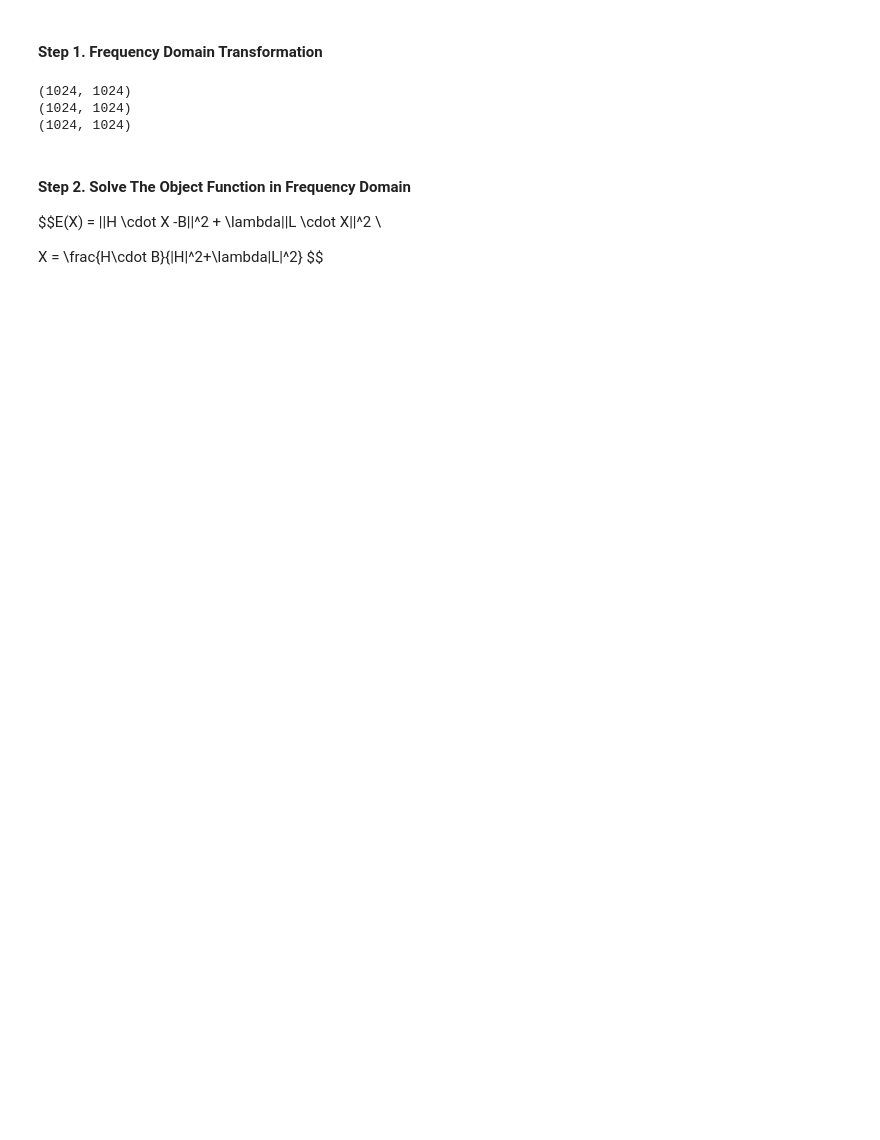
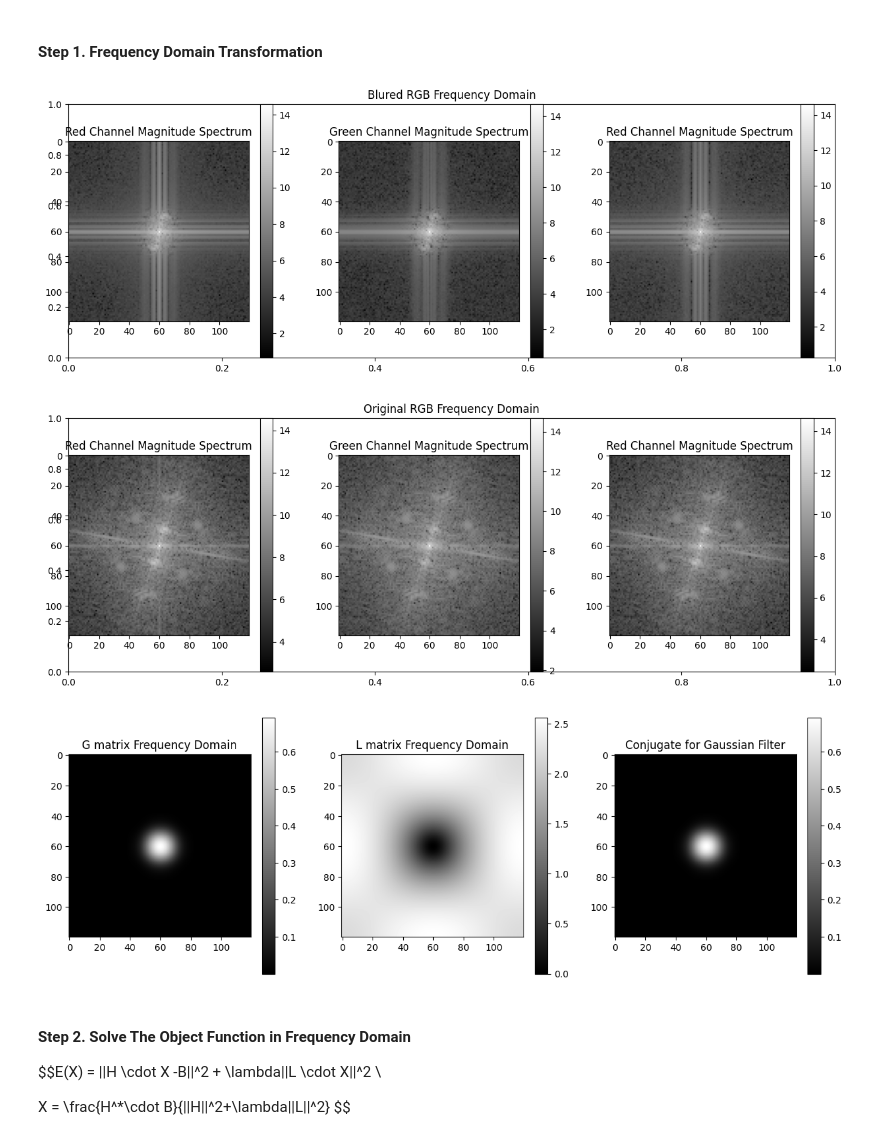
Before and after one commit to 58191554/DDA4310-Computational-Imaging, a Jupyter notebook: hw4/src/notebook.ipynb, the cells around one changed output. Saved outputs shown, nothing was run; the diff lists cells and outputs as text; code cells hidden in the pictures; blank space fills up the shorter version.

```diff
--- a/hw4/src/notebook.ipynb
+++ b/hw4/src/notebook.ipynb
@@ -55,46 +197,48 @@ plt.imshow(bias_img); plt.show()
 # %% [markdown]
 #### Step 1. Frequency Domain Transformation
-# %%
-def get_frequency_domain_rgb(img, f_size=(1024, 1024)):
-    r, g, b = img[:, :, 0], img[:, :, 1], img[:, :, 2]
-    r_f = np.fft.fft2(r, s=f_size)
-    g_f = np.fft.fft2(g, s=f_size)
-    b_f = np.fft.fft2(b, s=f_size)
-
-    r_f_shift = np.fft.fftshift(r_f)
-    g_f_shift = np.fft.fftshift(g_f)
-    b_f_shift = np.fft.fftshift(b_f)
-
-    return r_f_shift, g_f_shift, b_f_shift
-
-F_size = (1024, 1024)
-r_f, g_f, b_f = get_frequency_domain_rgb(bias_img, f_size=F_size)
-B = np.zeros((1024, 1024, 3))
-B[:, :, 0] = r_f
-B[:, :, 1] = g_f
-B[:, :, 2] = b_f
-# nr_f, ng_f, nb_f = get_frequency_domain_rgb(noise, f_size=F_size)
-
-G_matrix = np.fft.fft2(gaussian_kernel, s=F_size)
-G_matrix = np.fft.fftshift(G_matrix)
-laplacian_kernel = np.array([[0, 1, 0],
-                             [1, -4, 1],
-                             [0, 1, 0]])
-L_matrix = np.fft.fft2(laplacian_kernel, s=F_size)
-L_matrix = np.fft.fftshift(L_matrix)
-
-
-
-print(r_f.shape)
-print(G_matrix.shape)
-print(L_matrix.shape)
-# %% [output]
-(1024, 1024)
-(1024, 1024)
-(1024, 1024)
+# %%
+def get_frequency_domain_rgb(img, f_size, shift = False):
+    if shift:
+        X = [np.fft.fftshift(np.fft.fft2(img[:, :, i], s=f_size)) for i in range(3)]
+    else:
+        X = [np.fft.fft2(img[:, :, i], s=f_size) for i in range(3)]
+    # TODO merge the X into a three channel rgb matrix in frquency domain
+    merged_real = cv2.merge([np.real(channel) for channel in X])
+    merged_imag = cv2.merge([np.imag(channel) for channel in X])
+    merged_complex = merged_real + 1j * merged_imag
+    return merged_complex
+
+f_size = (img.shape[0], img.shape[1])
+B = get_frequency_domain_rgb(bias_img, f_size)
+S = get_frequency_domain_rgb(img, f_size)
+N = get_frequency_domain_rgb(noise, f_size)
+B_shift = np.fft.fftshift(B)
+S_shift = np.fft.fftshift(S)
+
+G_matrix = np.fft.fft2(gaussian_kernel, s=f_size)
+G_matrix_shift = np.fft.fftshift(G_matrix)
+
+L_matrix = np.fft.fft2(Lap3x3_2, s=f_size)
+L_matrix_shift = np.fft.fftshift(L_matrix)
+
+if _show_detail:
+    show_freq_rgb(B_shift, title="Blured RGB Frequency Domain")
+    show_freq_rgb(S_shift, title="Original RGB Frequency Domain")
+    plt.figure(figsize=(15, 5))
+    plt.subplot(131)
+    show_freq(G_matrix_shift, "G matrix Frequency Domain")
+    plt.subplot(132)
+    show_freq(L_matrix_shift, "L matrix Frequency Domain")
+    plt.subplot(133)
+    show_freq(np.conj(G_matrix_shift), "Conjugate for Gaussian Filter")
+    plt.show()
+# %% [output]
+[figure, added]
+[figure, added]
+[figure, added]
 # %% [markdown]
 #### Step 2. Solve The Object Function in Frequency Domain
 $$E(X) = ||H \cdot X -B||^2 + \lambda||L \cdot X||^2 \\
 
-X = \frac{H\cdot B}{|H|^2+\lambda|L|^2}
+X = \frac{H^*\cdot B}{||H||^2+\lambda||L||^2}
 $$
```
Also changed, not shown: parts of 15 cells of this notebook, 1 other file.
